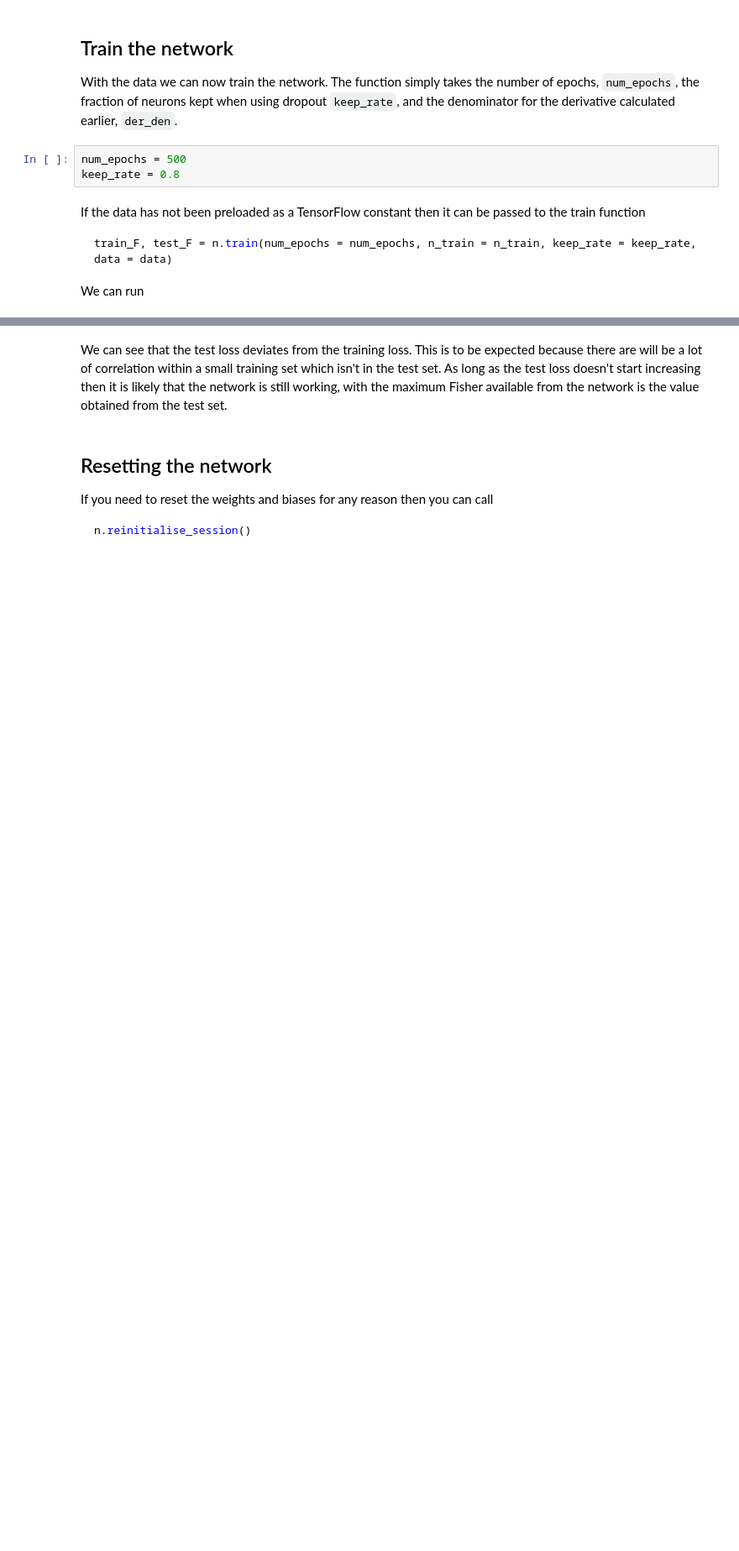
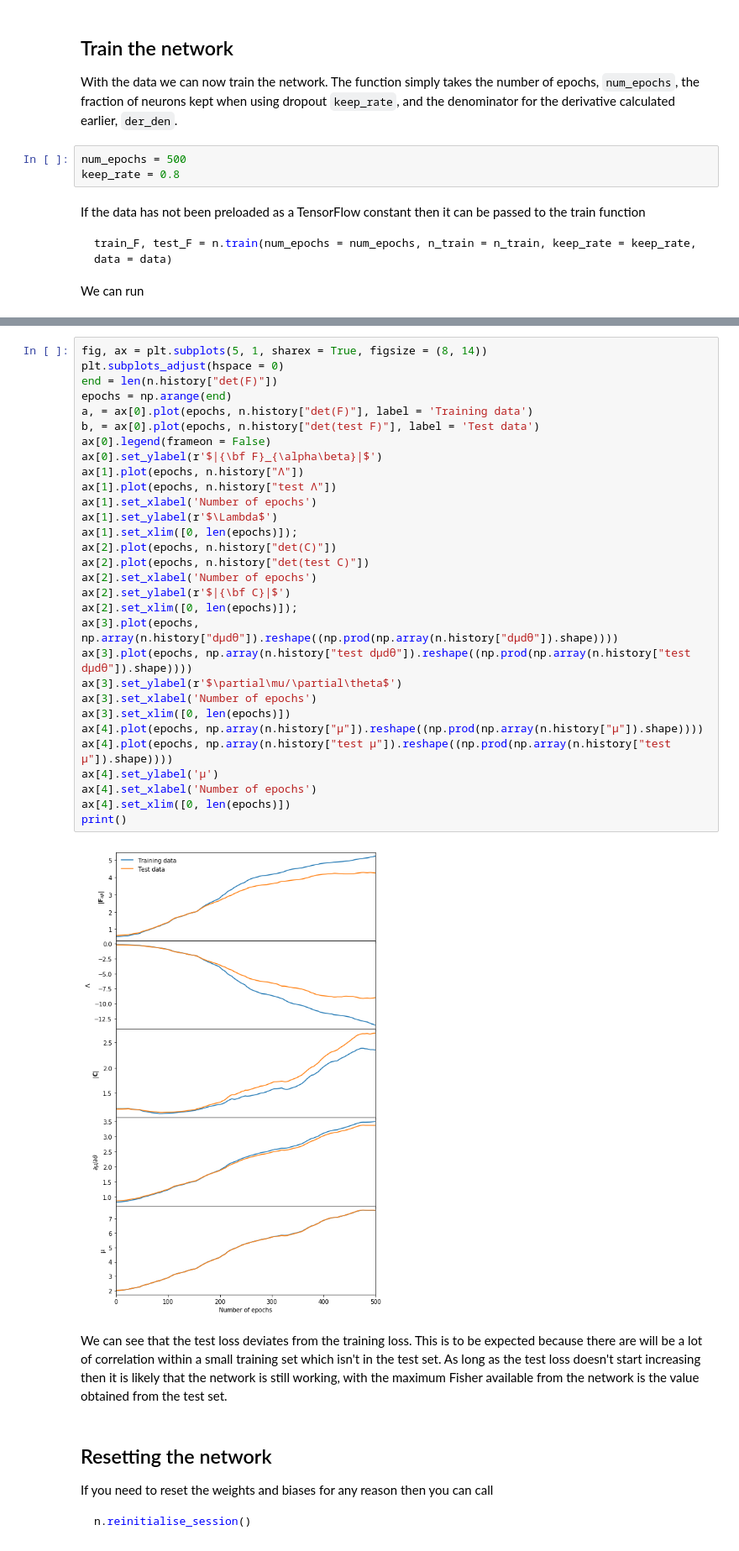
Before and after one commit to tomcharnock/IMNN, a Jupyter notebook: IMNN (1D).ipynb, the cells around one changed output, grey strips where cells are left out. Shown at 84% size. Cells and saved outputs as stored; diff of their text form; blank space fills up the shorter version.

```diff
--- a/IMNN (1D).ipynb
+++ b/IMNN (1D).ipynb
@@ -351,3 +363,35 @@ ax[1].set_xlim([0, len(epochs)]);
+# %%
+fig, ax = plt.subplots(5, 1, sharex = True, figsize = (8, 14))
+plt.subplots_adjust(hspace = 0)
+end = len(n.history["det(F)"])
+epochs = np.arange(end)
+a, = ax[0].plot(epochs, n.history["det(F)"], label = 'Training data')
+b, = ax[0].plot(epochs, n.history["det(test F)"], label = 'Test data')
+ax[0].legend(frameon = False)
+ax[0].set_ylabel(r'$|{\bf F}_{\alpha\beta}|$')
+ax[1].plot(epochs, n.history["Λ"])
+ax[1].plot(epochs, n.history["test Λ"])
+ax[1].set_xlabel('Number of epochs')
+ax[1].set_ylabel(r'$\Lambda$')
+ax[1].set_xlim([0, len(epochs)]);
+ax[2].plot(epochs, n.history["det(C)"])
+ax[2].plot(epochs, n.history["det(test C)"])
+ax[2].set_xlabel('Number of epochs')
+ax[2].set_ylabel(r'$|{\bf C}|$')
+ax[2].set_xlim([0, len(epochs)]);
+ax[3].plot(epochs, np.array(n.history["dμdθ"]).reshape((np.prod(np.array(n.history["dμdθ"]).shape))))
+ax[3].plot(epochs, np.array(n.history["test dμdθ"]).reshape((np.prod(np.array(n.history["test dμdθ"]).shape))))
+ax[3].set_ylabel(r'$\partial\mu/\partial\theta$')
+ax[3].set_xlabel('Number of epochs')
+ax[3].set_xlim([0, len(epochs)])
+ax[4].plot(epochs, np.array(n.history["μ"]).reshape((np.prod(np.array(n.history["μ"]).shape))))
+ax[4].plot(epochs, np.array(n.history["test μ"]).reshape((np.prod(np.array(n.history["test μ"]).shape))))
+ax[4].set_ylabel('μ')
+ax[4].set_xlabel('Number of epochs')
+ax[4].set_xlim([0, len(epochs)])
+print()
+# %% [output]
+[figure, added]
 # %% [markdown]
 We can see that the test loss deviates from the training loss. This is to be expected because there are will be a lot of correlation within a small training set which isn't in the test set. As long as the test loss doesn't start increasing then it is likely that the network is still working, with the maximum Fisher available from the network is the value obtained from the test set.
 # %% [markdown]
```
Also changed, not shown: parts of 12 cells of this notebook, 13 other files.
